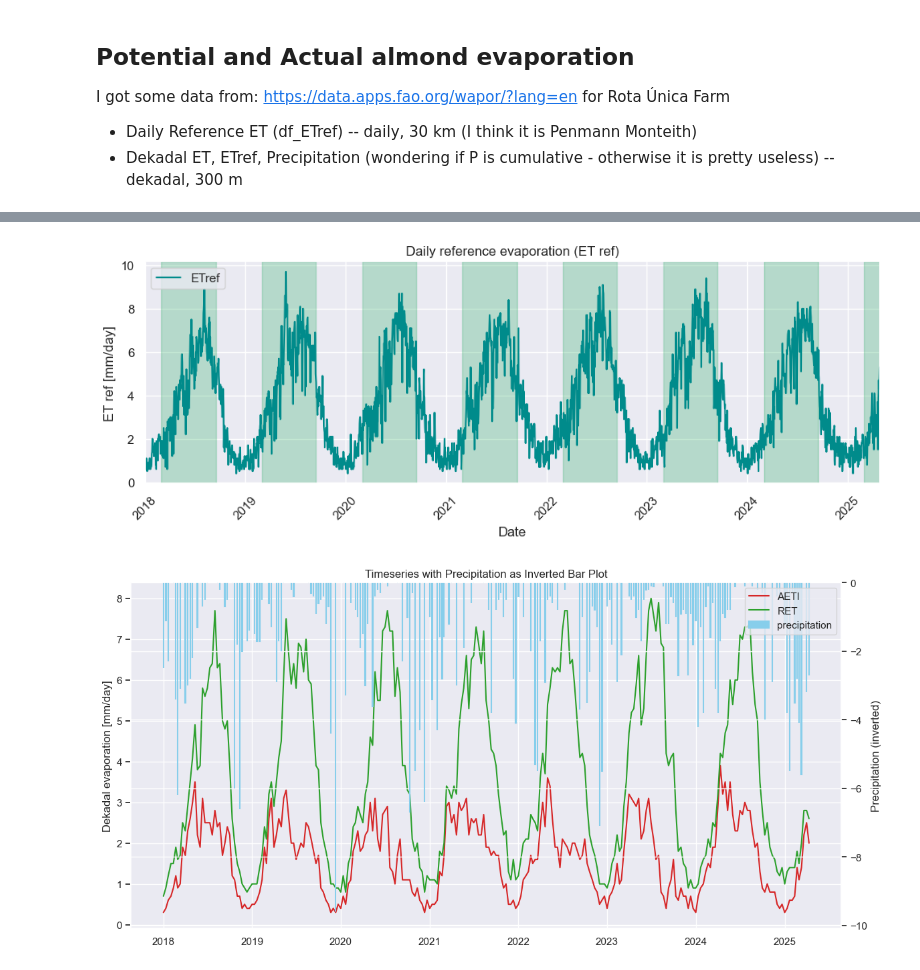
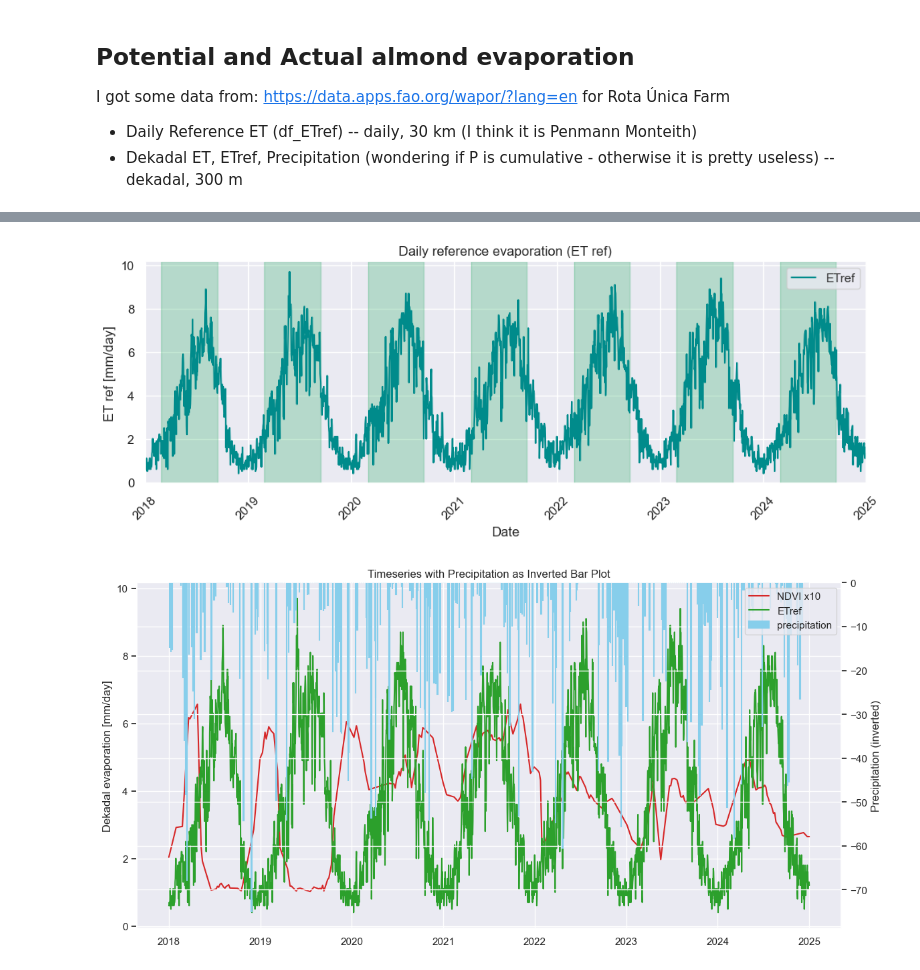
Before and after one commit to nadja1390/RAFIP, a Jupyter notebook: Orchard_Water_Use.ipynb, the cells around one changed output, grey strips where cells are left out. Drawn from its saved outputs; the diff is of its cells as text; code cells hidden in the pictures.

```diff
--- a/Orchard_Water_Use.ipynb
+++ b/Orchard_Water_Use.ipynb
@@ -84,10 +143,11 @@ sns.set_theme()
 
 fig, ax = plt.subplots(figsize=(10, 4))
 
-df_ETref.plot(color='darkcyan', ax=ax)
+
+df_merged['ETref'].plot(color='darkcyan', ax=ax)
 
 # Loop through each year and color the background for March to September
-for year in range(df_ETref.index.year.min(), df_ETref.index.year.max() + 1):
+for year in range(df_merged['ETref'].index.year.min(), df_merged['ETref'].index.year.max() + 1):
     start_date = pd.Timestamp(f'{year}-03-01')  # March 1st of the year
     end_date = pd.Timestamp(f'{year}-09-15')   # September 30th of the year
     ax.axvspan(start_date, end_date, color='mediumseagreen', alpha=0.3)
@@ -104,60 +164,40 @@ plt.tight_layout()
 # === Show plot ===
 plt.show()
 # %% [output]
-[figure, old version]
+[figure, new version]
 # %%
 # === Plot NDVI time series with min/max around median ===
 sns.set_theme()
 
-# fig, ax = plt.subplots(figsize=(10, 4))
-
-# df_dek.plot(ax=ax)
-
-
-
-# # Labels and legend
-# plt.title('Dekadal evaporation (ETref and AETI) and precipitation (PCP)')
-# plt.xlabel('Date')
-# plt.ylabel('Dekadal evaporation [mm/day]')
-# plt.legend()
-# plt.grid(True)
-# plt.xticks(rotation=45)
-# plt.tight_layout()
-
-# # === Show plot ===
-# plt.show()
-
-# "","RET","PCP"
-
 fig, ax1 = plt.subplots(figsize=(12, 6))
 
 # Loop through each year and color the background for March to September
-for year in range(df_dek.index.year.min(), df_dek.index.year.max() + 1):
+for year in range(df_merged.index.year.min(), df_merged.index.year.max() + 1):
     start_date = pd.Timestamp(f'{year}-03-01')  # March 1st of the year
     end_date = pd.Timestamp(f'{year}-09-15')   # September 30th of the year
     ax.axvspan(start_date, end_date, color='mediumseagreen', alpha=0.3)
 
 # Line plots for
-ax1.plot(df_dek.index, df_dek['AETI'], color='tab:red', label='AETI')
-ax1.plot(df_dek.index, df_dek['RET'], color='tab:green', label='RET')
+ax1.plot(df_merged.index, df_merged['NDVI']*10, color='tab:red', label='NDVI x10')
+ax1.plot(df_merged.index, df_merged['ETref'], color='tab:green', label='ETref')
 ax1.set_ylabel('Dekadal evaporation [mm/day]')
 # ax1.legend(loc='upper left')
 
 # Secondary y-axis for Precipitation (plotted as a bar plot, top-down)
 ax2 = ax1.twinx()
-ax2.bar(df_dek.index, -df_dek['PCP'], color='skyblue', edgecolor='skyblue', linewidth=1.5, label='precipitation')
+ax2.bar(df_merged.index, -df_merged['Precip'], color='skyblue', edgecolor='skyblue', linewidth=1.5, label='precipitation')
 ax2.set_ylabel('Precipitation (inverted)')
 # ax2.legend(loc='upper right')
 
 # Optional: make sure the precipitation legend appears
 lines, labels = ax1.get_legend_handles_labels()
 lines2, labels2 = ax2.get_legend_handles_labels()
 ax2.legend(lines + lines2, labels + labels2, loc='upper right')
 
 plt.title('Timeseries with Precipitation as Inverted Bar Plot')
 plt.tight_layout()
 plt.show()
 # %% [output]
-[figure, old version]
+[figure, new version]
 # %% [markdown]
 ### Estimated Crop Factors
```
Also changed, not shown: parts of 13 cells of this notebook, 2 other files.
